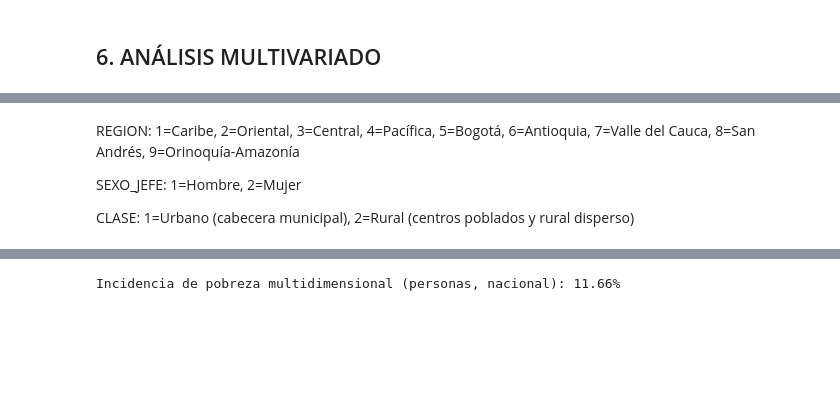
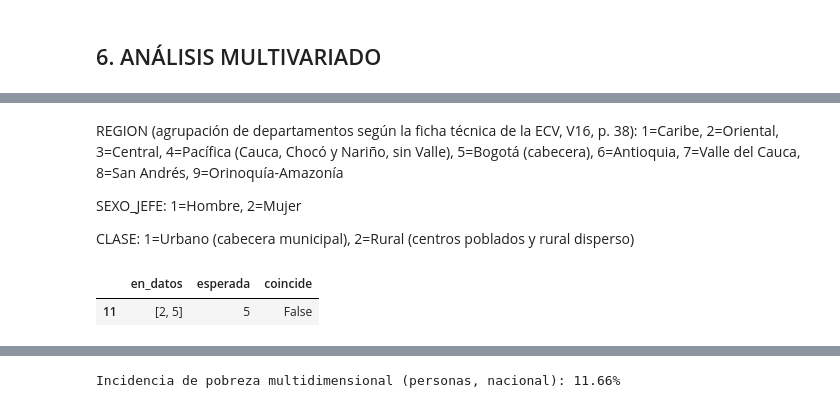
Before and after one commit to APES-M-JeissonS-JuanB/apes-pobreza-multidimensional-ecv2023, a Jupyter notebook: notebooks/APES_Entrega1.ipynb, the cells around one changed output, grey strips where cells are left out. Saved outputs shown, nothing was run; the diff lists cells and outputs as text; code cells hidden in the pictures; blank space fills up the shorter version.

```diff
--- a/notebooks/APES_Entrega1.ipynb
+++ b/notebooks/APES_Entrega1.ipynb
@@ -838,9 +993,27 @@ for grupo in ["CLASE", "REGION", "SEXO_JEFE", "ESTRATO"]:
 # %% [markdown]
-REGION:
-1=Caribe, 2=Oriental, 3=Central, 4=Pacífica, 5=Bogotá, 6=Antioquia, 7=Valle del Cauca, 8=San Andrés, 9=Orinoquía-Amazonía
+REGION (agrupación de departamentos según la ficha técnica de la ECV, V16, p. 38):
+1=Caribe, 2=Oriental, 3=Central, 4=Pacífica (Cauca, Chocó y Nariño, sin Valle), 5=Bogotá (cabecera), 6=Antioquia, 7=Valle del Cauca, 8=San Andrés, 9=Orinoquía-Amazonía
 
 SEXO_JEFE:
 1=Hombre, 2=Mujer
 
 CLASE:
 1=Urbano (cabecera municipal), 2=Rural (centros poblados y rural disperso)
+# %%
+# 6.3b VERIFICACIÓN DEL MAPEO DE REGION
+# Qué hace: compara el código REGION de cada departamento con la agrupación oficial de la ficha técnica de la ECV (V16, p. 38).
+# Resultado: solo Bogotá (11) aparece en dos regiones (2 y 5), porque su zona rural pertenece a la región Oriental.
+ESPERADA = {1: [8, 13, 20, 23, 44, 47, 70],         # Caribe
+            2: [15, 25, 50, 54, 68],                 # Oriental
+            3: [17, 18, 41, 63, 66, 73],             # Central
+            4: [19, 27, 52],                         # Pacífica (sin Valle)
+            5: [11], 6: [5], 7: [76], 8: [88],       # Bogotá, Antioquia, Valle, San Andrés
+            9: [81, 85, 86, 91, 94, 95, 97, 99]}     # Orinoquía-Amazonía
+esp = {d: r for r, ds in ESPERADA.items() for d in ds}
+reg_datos = hog.groupby("P1_DEPARTAMENTO")["REGION"].agg(lambda s: sorted(s.unique()))
+chk = pd.DataFrame({"en_datos": reg_datos, "esperada": pd.Series(esp)})
+chk["coincide"] = [d == [e] for d, e in zip(chk["en_datos"], chk["esperada"])]
+display(chk[~chk["coincide"]])    # vacío = todo coincide (Bogotá aparece por su zona rural)
+# %% [output]
+|  | en_datos | esperada | coincide |
+| 11 | [2, 5] | 5 | False |
```
Also changed, not shown: parts of 35 cells of this notebook, 15 other files.
